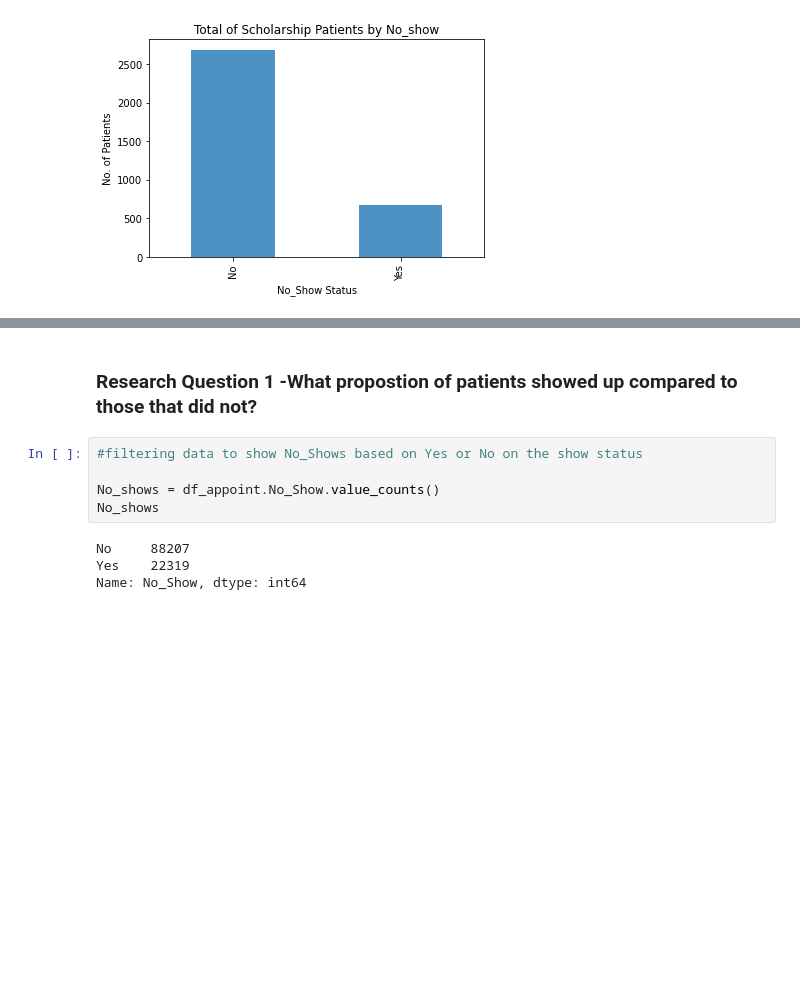
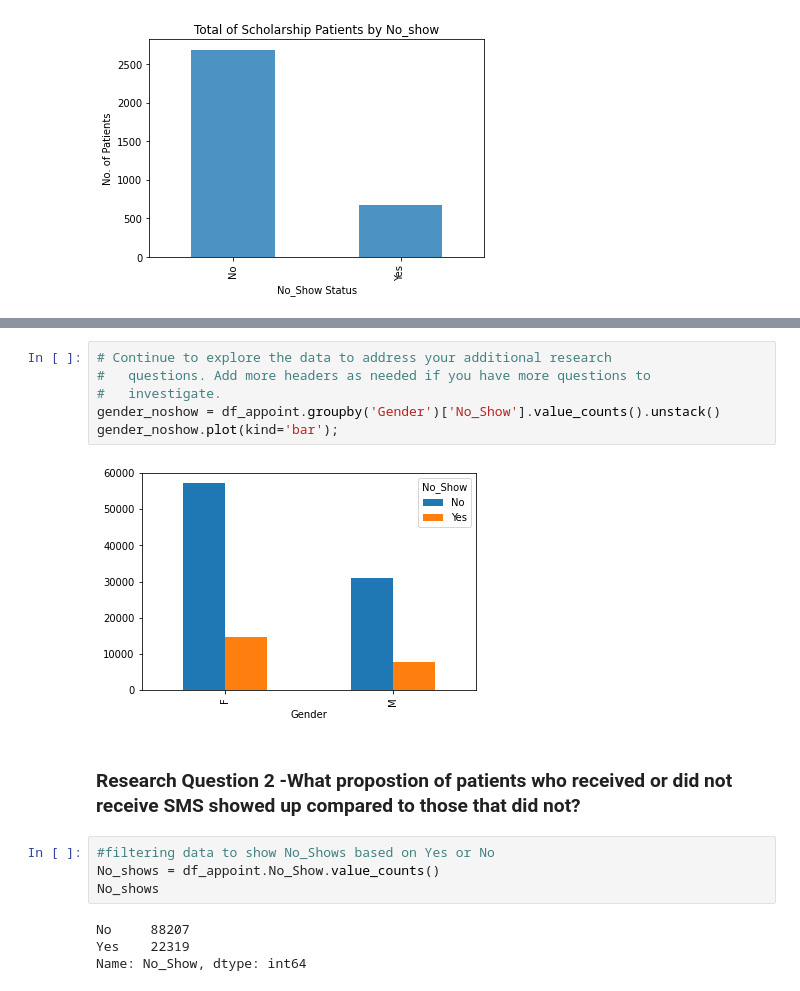
Before and after one commit to 3liud/Investigating_appointment_no_show_dataset, a Jupyter notebook: investigating_appointment_no_show_dataset.ipynb, the cells around one changed output, grey strips where cells are left out. Saved outputs shown, nothing was run; the diff lists cells and outputs as text; blank space fills up the shorter version.

Commit message:
Finished answering the research questions

```diff
--- a/investigating_appointment_no_show_dataset.ipynb
+++ b/investigating_appointment_no_show_dataset.ipynb
@@ -247,8 +255,15 @@ plt.ylabel("No. of Patients");
+# %%
+# Continue to explore the data to address your additional research
+#   questions. Add more headers as needed if you have more questions to
+#   investigate.
+gender_noshow = df_appoint.groupby('Gender')['No_Show'].value_counts().unstack()
+gender_noshow.plot(kind='bar');
+# %% [output]
+[figure, added]
 # %% [markdown]
-### Research Question 1  -What propostion of patients showed up compared to those that did not?
+### Research Question 2  -What propostion of patients who received or did not receive SMS showed up compared to those that did not?
 # %%
-#filtering data to show No_Shows based on Yes or No on the show status
-
+#filtering data to show No_Shows based on Yes or No
 No_shows = df_appoint.No_Show.value_counts()
 No_shows
 # %% [output]
```
Also changed, not shown: parts of 14 cells of this notebook.
